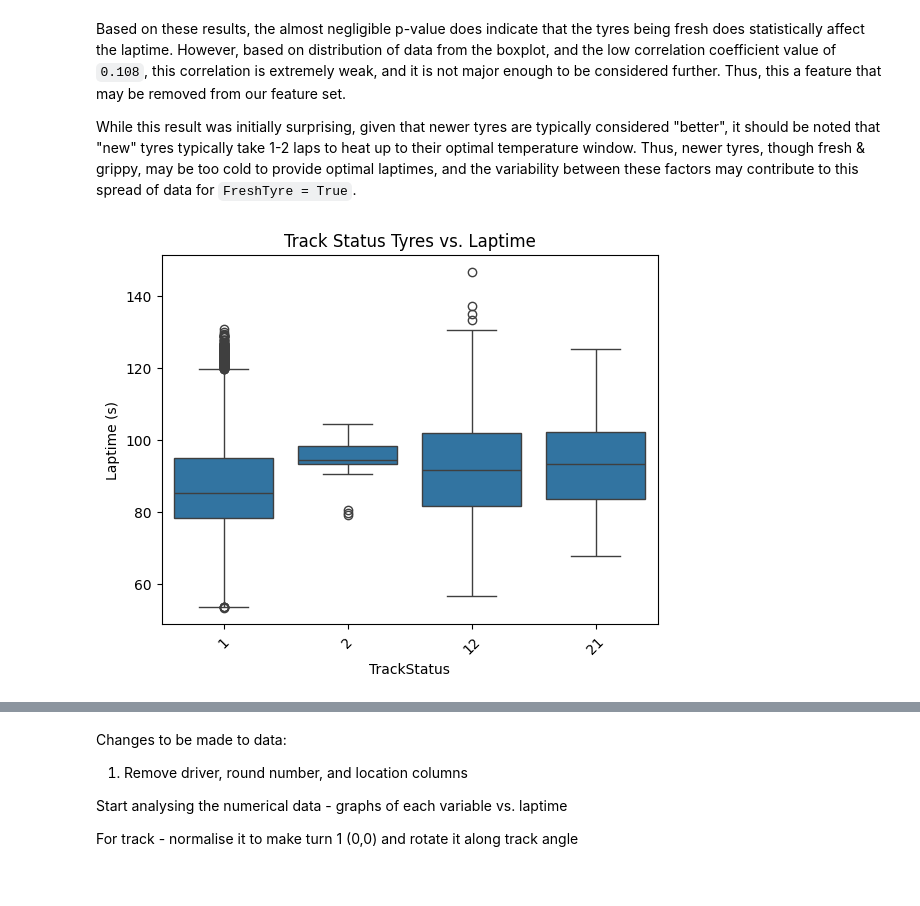
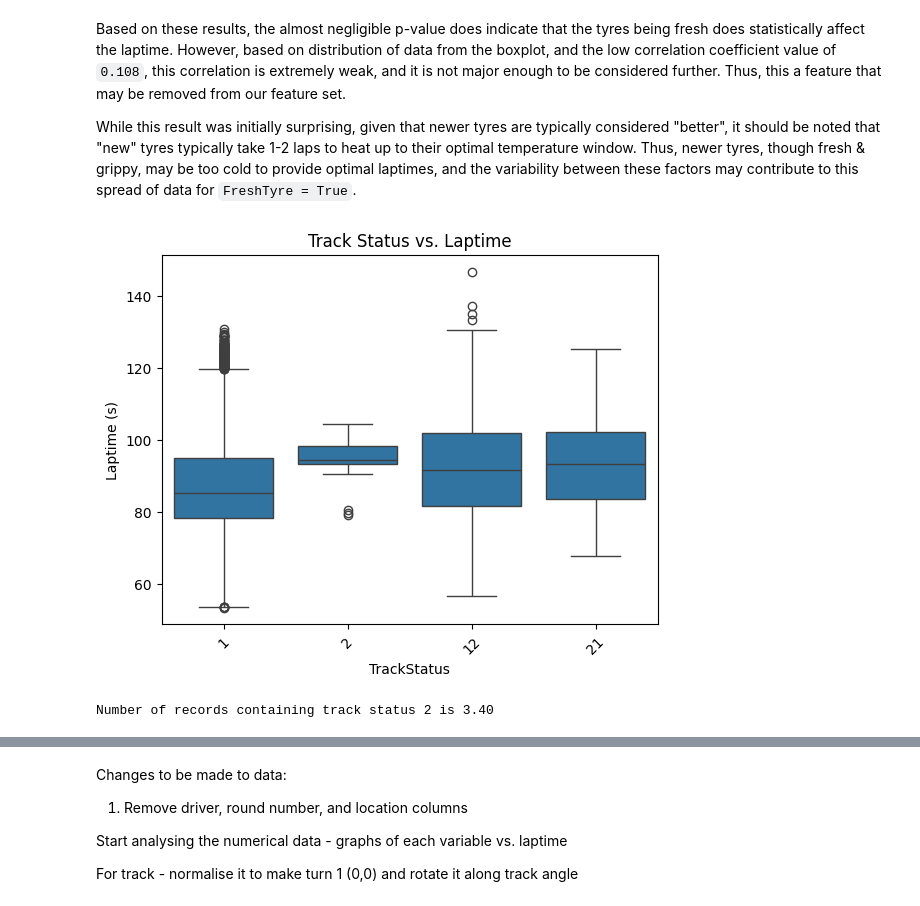
Before and after one commit to AngadK89/laptime_project, a Jupyter notebook: preprocessing.ipynb, the cells around one changed output, grey strips where cells are left out. Drawn from its saved outputs; the diff is of its cells as text; code cells hidden in the pictures.

```diff
--- a/preprocessing.ipynb
+++ b/preprocessing.ipynb
@@ -287,17 +287,20 @@ Based on these results, the almost negligible p-value does indicate that the tyr
 
 While this result was initially surprising, given that newer tyres are typically considered "better", it should be noted that "new" tyres typically take 1-2 laps to heat up to their optimal temperature window. Thus, newer tyres, though fresh & grippy, may be too cold to provide optimal laptimes, and the variability between these factors may contribute to this spread of data for `FreshTyre = True`.
 # %%
-data = data.drop("FreshTyre", axis=1)
+data.drop("FreshTyre", axis=1, inplace=True)
 # %%
 # Analysing the correlation between the track status and laptimes.
 
-rainfall = data.pivot(columns='TrackStatus', values='LapTime').melt(var_name='TrackStatus', value_name='Laptime')
+track_status = data.pivot(columns='TrackStatus', values='LapTime').melt(var_name='TrackStatus', value_name='Laptime')
 
-sns.boxplot(rainfall, x='TrackStatus', y='Laptime')
+sns.boxplot(track_status, x='TrackStatus', y='Laptime')
 
-plt.title("Track Status Tyres vs. Laptime")
+plt.title("Track Status vs. Laptime")
 plt.ylabel("Laptime (s)")
 plt.xticks(rotation=45)
 plt.show()
+
+print("Number of records containing track status 2 is {:.2f}%".format(len(data[data['TrackStatus'] > 1]) / len(data) * 100))
 # %% [output]
-[figure, old version]
+[figure, new version]
+Number of records containing track status 2 is 3.40
```
Also changed, not shown: parts of 2 cells of this notebook.
